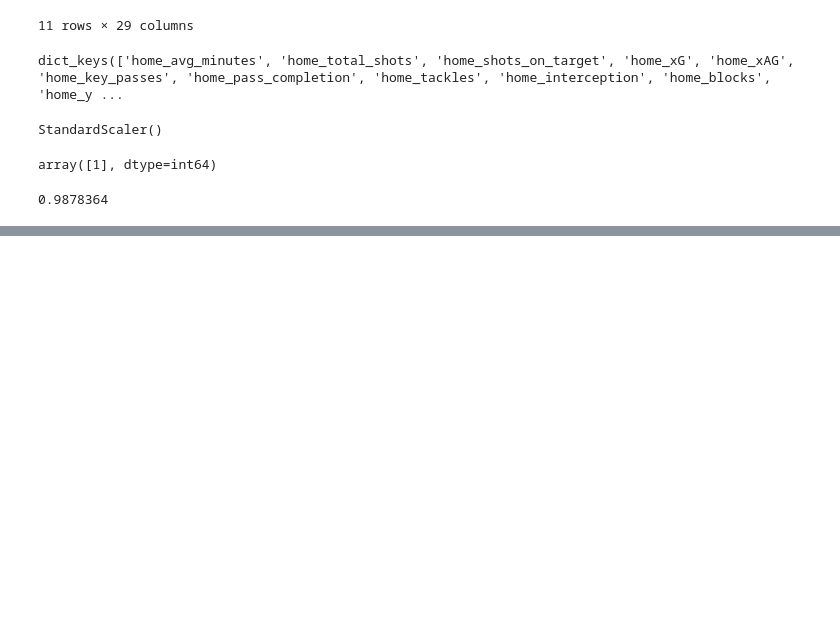
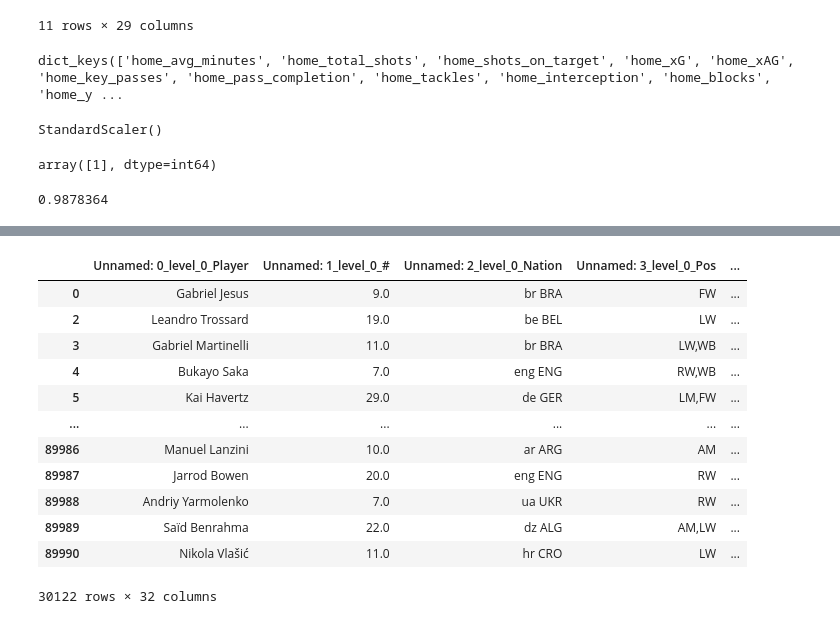
Before and after one commit to WasuWata/fb_predict, a Jupyter notebook: code/4.prediction.ipynb, the cells around one changed output, grey strips where cells are left out. Saved outputs shown, nothing was run; the diff lists cells and outputs as text; code cells hidden in the pictures; blank space fills up the shorter version.

```diff
--- a/code/4.prediction.ipynb
+++ b/code/4.prediction.ipynb
@@ -229,0 +228,16 @@ True
+# %%
+attackers['Unnamed: 0_level_0_Player']
+# %% [output]
+|  | Unnamed: 0_level_0_Player | Unnamed: 1_level_0_# | Unnamed: 2_level_0_Nation | Unnamed: 3_level_0_Pos | ... |
+| 0 | Gabriel Jesus | 9.0 | br BRA | FW | ... |
+| 2 | Leandro Trossard | 19.0 | be BEL | LW | ... |
+| 3 | Gabriel Martinelli | 11.0 | br BRA | LW,WB | ... |
+| 4 | Bukayo Saka | 7.0 | eng ENG | RW,WB | ... |
+| 5 | Kai Havertz | 29.0 | de GER | LM,FW | ... |
+| ... | ... | ... | ... | ... | ... |
+| 89986 | Manuel Lanzini | 10.0 | ar ARG | AM | ... |
+| 89987 | Jarrod Bowen | 20.0 | eng ENG | RW | ... |
+| 89988 | Andriy Yarmolenko | 7.0 | ua UKR | RW | ... |
+| 89989 | Saïd Benrahma | 22.0 | dz ALG | AM,LW | ... |
+| 89990 | Nikola Vlašić | 11.0 | hr CRO | LW | ... |
+30122 rows × 32 columns
```
Also changed, not shown: parts of 1 cell of this notebook, 1 other file.
